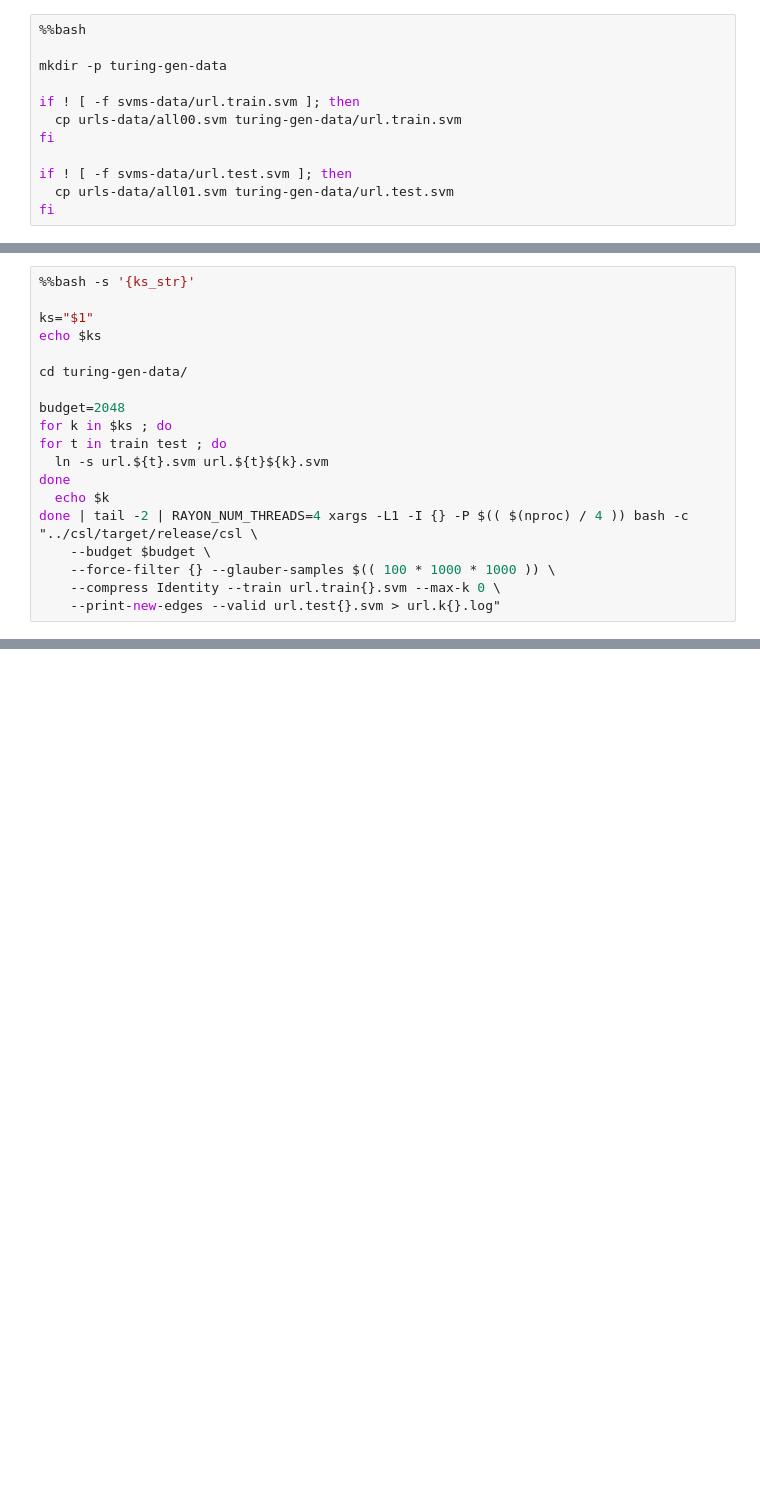
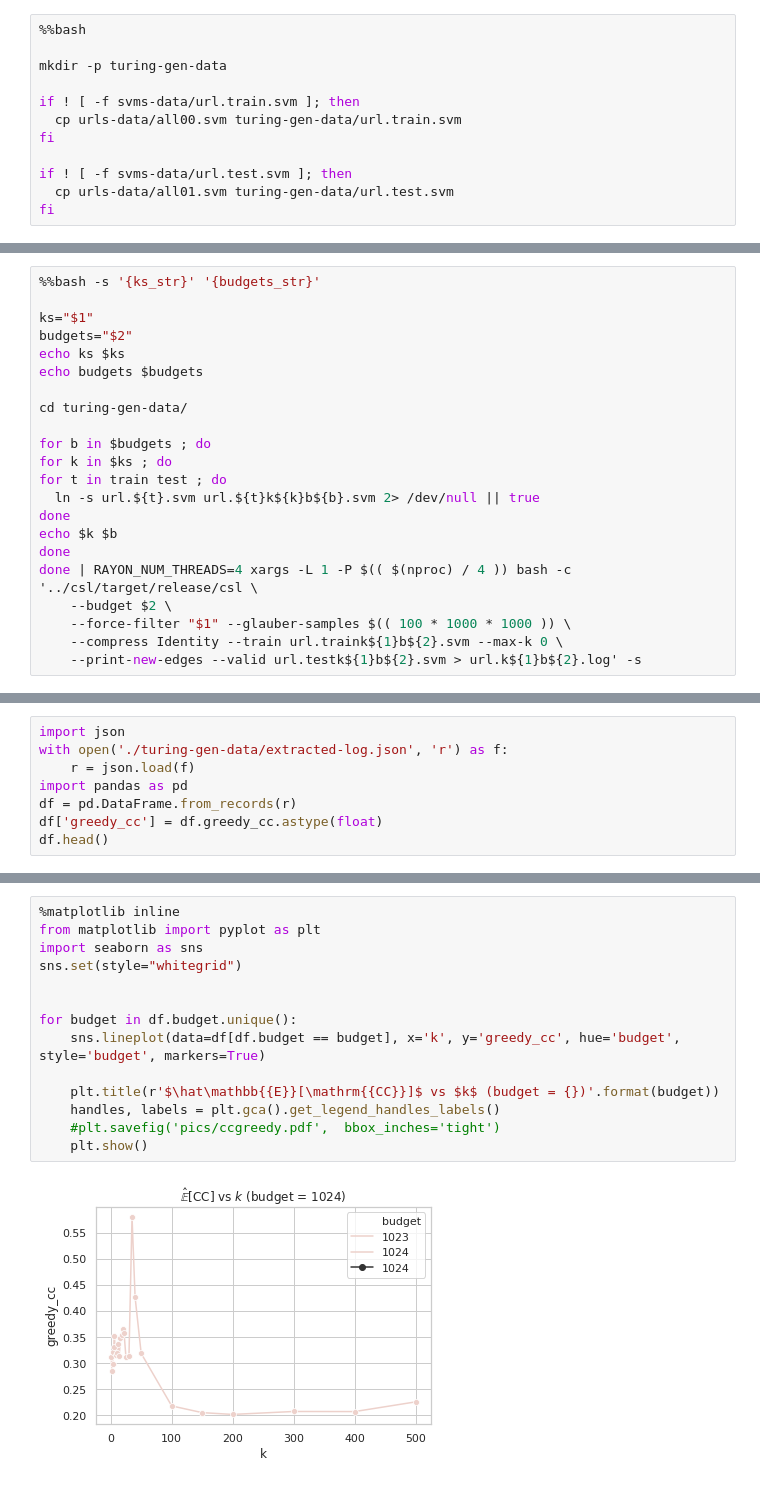
Before and after one commit to sisudata/chromatic-encoding, a Jupyter notebook: turing-gen.ipynb, the cells around one changed output, grey strips where cells are left out. Saved outputs shown, nothing was run; the diff lists cells and outputs as text; blank space fills up the shorter version.

```diff
--- a/turing-gen.ipynb
+++ b/turing-gen.ipynb
@@ -16,20 +18,23 @@ ks_str = ' '.join(map(str, ks))
 # %%
-%%bash -s '{ks_str}'
+%%bash -s '{ks_str}' '{budgets_str}'
 
 ks="$1"
-echo $ks
+budgets="$2"
+echo ks $ks
+echo budgets $budgets
 
 cd turing-gen-data/
 
-budget=2048
+for b in $budgets ; do
 for k in $ks ; do
 for t in train test ; do
-  ln -s url.${t}.svm url.${t}${k}.svm
+  ln -s url.${t}.svm url.${t}k${k}b${b}.svm 2> /dev/null || true
 done
-  echo $k
-done | tail -2 | RAYON_NUM_THREADS=4 xargs -L1 -I {} -P $(( $(nproc) / 4 )) bash -c "../csl/target/release/csl \
-    --budget $budget \
-    --force-filter {} --glauber-samples $(( 100 * 1000 * 1000 )) \
-    --compress Identity --train url.train{}.svm --max-k 0 \
-    --print-new-edges --valid url.test{}.svm > url.k{}.log"
+echo $k $b
+done
+done | RAYON_NUM_THREADS=4 xargs -L 1 -P $(( $(nproc) / 4 )) bash -c '../csl/target/release/csl \
+    --budget $2 \
+    --force-filter "$1" --glauber-samples $(( 100 * 1000 * 1000 )) \
+    --compress Identity --train url.traink${1}b${2}.svm --max-k 0 \
+    --print-new-edges --valid url.testk${1}b${2}.svm > url.k${1}b${2}.log' -s
 # %% [output]
@@ -98,0 +98,8 @@ cat extracted-log.json
+# %%
+import json
+with open('./turing-gen-data/extracted-log.json', 'r') as f:
+    r = json.load(f)
+import pandas as pd
+df = pd.DataFrame.from_records(r)
+df['greedy_cc'] = df.greedy_cc.astype(float)
+df.head()
@@ -98,0 +117,16 @@ cat extracted-log.json
+# %%
+%matplotlib inline
+from matplotlib import pyplot as plt
+import seaborn as sns
+sns.set(style="whitegrid")
+
+
+for budget in df.budget.unique():
+    sns.lineplot(data=df[df.budget == budget], x='k', y='greedy_cc', hue='budget', style='budget', markers=True)
+
+    plt.title(r'$\hat\mathbb{{E}}[\mathrm{{CC}}]$ vs $k$ (budget = {})'.format(budget))
+    handles, labels = plt.gca().get_legend_handles_labels()
+    #plt.savefig('pics/ccgreedy.pdf',  bbox_inches='tight')
+    plt.show()
+# %% [output]
+[figure, added]
```
Also changed, not shown: parts of 8 cells of this notebook, 8 other files.
